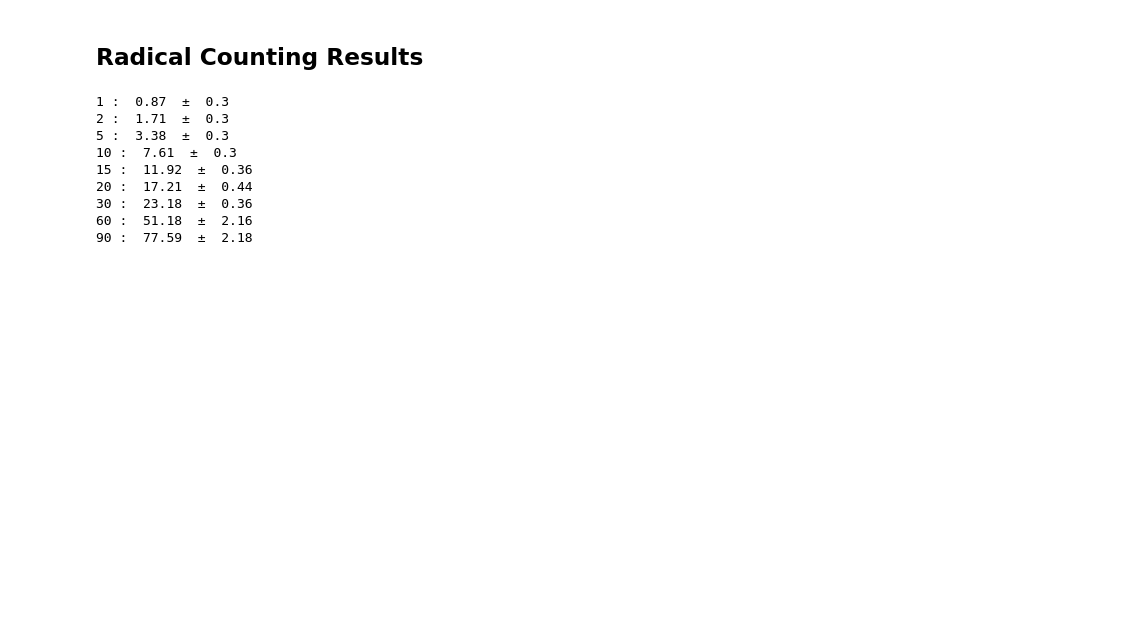
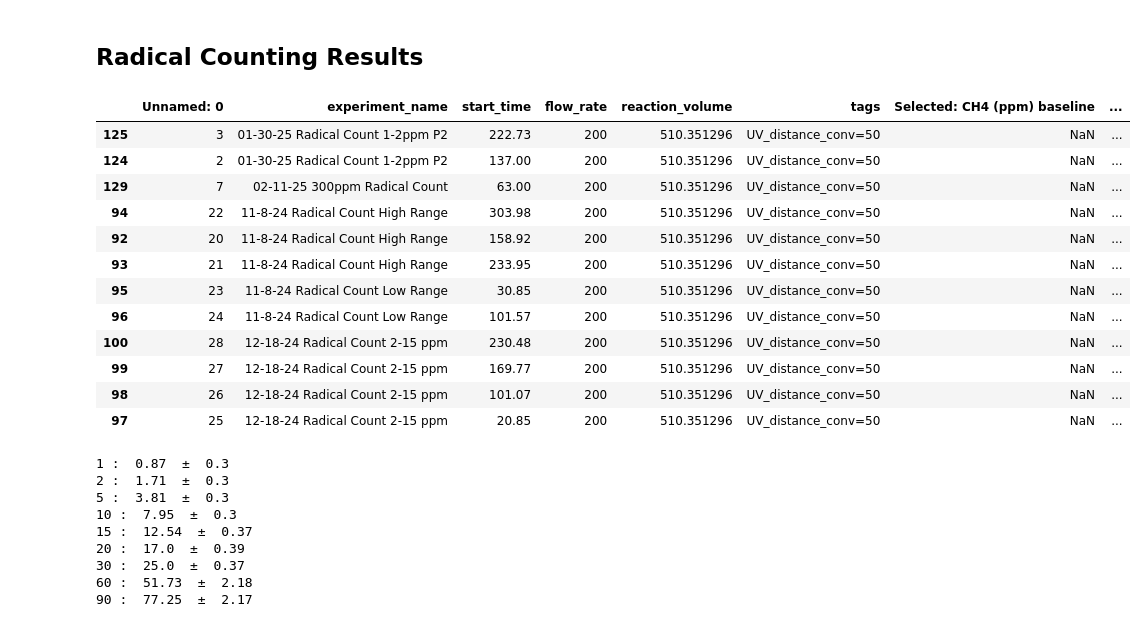
Before and after one commit to richardsrandall/Fall-2024-Cl2, a Jupyter notebook: _combined_plots/paper_plots_v1/do_radical_count_setup.ipynb, the cells around one changed output. Cells and saved outputs as stored; diff of their text form; code cells hidden in the pictures; blank space fills up the shorter version.

```diff
--- a/_combined_plots/paper_plots_v1/do_radical_count_setup.ipynb
+++ b/_combined_plots/paper_plots_v1/do_radical_count_setup.ipynb
@@ -24,11 +24,13 @@ titration_data = all_conversion_data[all_conversion_data["experiment_name"].str.
 titration_start_times = titration_data['start_time']
 titration_data = titration_data.sort_values(['experiment_name','Cl2 LabJack: Cl2 reading minus zero (mV) baseline'])
 #display(titration_data)
+display(titration_data)
 titration_data['Cl2 Nominal Baseline (ppm)'] = (1,2,
+                                        300,
                                         30, 60, 90,
                                         -1, 20,
                                         -1, 5, 10, 15,
-                                        300) #Check these against experiment notes
+                                        ) #Check these against experiment notes
 titration_data = titration_data[titration_data['Cl2 Nominal Baseline (ppm)']!=-1]
 #assert titration_data.shape[0]==8
 titration_data = titration_data.sort_values(['Cl2 Nominal Baseline (ppm)'])
@@ -109,42 +111,55 @@ def get_cl_radical_budget_300(): # This is separate for historical reasons but f
 
 # Store the plot for later; just say 'stored_radical_count_plot' to show it.
 stored_radical_count_plot = fig
 plt.savefig('exported_images/radical_count.png', bbox_inches='tight',dpi=300)
 #ax.set_ylim(0,165)
 #ax.set_xlim(0,95)
 
 inset_ax = ax.inset_axes(
    [0.1, 0.65, 0.3, 0.3],  # [x, y, width, height] w.r.t. axes
     xlim=[0, 6], ylim=[0, 10], # sets viewport &amp; tells relation to main axes
     xticks=[0,1,2,3,4,5,6], yticks=[0,5,10],
 )
 inset_ax.plot([0,85],[0,160],'k:',label='Cl$^\\bullet$ production if all Cl$_2$$\\rightarrow$2Cl$^\\bullet$')
 inset_ax.errorbar(rad_count_cl2_baseline,2*rad_count_cl2_conversions,2*rad_count_cl2_conversion_95_ci,capsize=3,
             color=line_default_properties['Cl2']['color'],marker='',linestyle='')
 inset_ax.plot(rad_count_cl2_baseline,2*rad_count_cl2_conversions,color=line_default_properties['Cl2']['color'],marker=line_default_properties['Cl2']['marker'],
         linestyle='',label='Measured Cl$^\\bullet$ Production',ms=8) # Artificially blow up the markers for visibility
 
 inset_ax.plot(x_vals, m*x_vals+b,'--',color='xkcd:grey',label=('Trendline (R$^2$='+str(round(r_value**2,5))+')'))
 # add zoom leaders
 ax.indicate_inset_zoom(inset_ax, edgecolor="blue")
 
 ax.legend(loc='lower right')
 pass
 
 stored_radical_count_plot = fig
 plt.savefig('exported_images/radical_count.png', bbox_inches='tight',dpi=300)
 
 plt.close()
 # %% [output]
+|  | Unnamed: 0 | experiment_name | start_time | flow_rate | reaction_volume | tags | Selected: CH4 (ppm) baseline | ... |
+| 125 | 3 | 01-30-25 Radical Count 1-2ppm P2 | 222.73 | 200 | 510.351296 | UV_distance_conv=50 | NaN | ... |
+| 124 | 2 | 01-30-25 Radical Count 1-2ppm P2 | 137.00 | 200 | 510.351296 | UV_distance_conv=50 | NaN | ... |
+| 129 | 7 | 02-11-25 300ppm Radical Count | 63.00 | 200 | 510.351296 | UV_distance_conv=50 | NaN | ... |
+| 94 | 22 | 11-8-24 Radical Count High Range | 303.98 | 200 | 510.351296 | UV_distance_conv=50 | NaN | ... |
+| 92 | 20 | 11-8-24 Radical Count High Range | 158.92 | 200 | 510.351296 | UV_distance_conv=50 | NaN | ... |
+| 93 | 21 | 11-8-24 Radical Count High Range | 233.95 | 200 | 510.351296 | UV_distance_conv=50 | NaN | ... |
+| 95 | 23 | 11-8-24 Radical Count Low Range | 30.85 | 200 | 510.351296 | UV_distance_conv=50 | NaN | ... |
+| 96 | 24 | 11-8-24 Radical Count Low Range | 101.57 | 200 | 510.351296 | UV_distance_conv=50 | NaN | ... |
+| 100 | 28 | 12-18-24 Radical Count 2-15 ppm | 230.48 | 200 | 510.351296 | UV_distance_conv=50 | NaN | ... |
+| 99 | 27 | 12-18-24 Radical Count 2-15 ppm | 169.77 | 200 | 510.351296 | UV_distance_conv=50 | NaN | ... |
+| 98 | 26 | 12-18-24 Radical Count 2-15 ppm | 101.07 | 200 | 510.351296 | UV_distance_conv=50 | NaN | ... |
+| 97 | 25 | 12-18-24 Radical Count 2-15 ppm | 20.85 | 200 | 510.351296 | UV_distance_conv=50 | NaN | ... |
 1 :  0.87  ±  0.3
 2 :  1.71  ±  0.3
-5 :  3.38  ±  0.3
-10 :  7.61  ±  0.3
-15 :  11.92  ±  0.36
-20 :  17.21  ±  0.44
-30 :  23.18  ±  0.36
-60 :  51.18  ±  2.16
-90 :  77.59  ±  2.18
+5 :  3.81  ±  0.3
+10 :  7.95  ±  0.3
+15 :  12.54  ±  0.37
+20 :  17.0  ±  0.39
+30 :  25.0  ±  0.37
+60 :  51.73  ±  2.18
+90 :  77.25  ±  2.17
 # %%
 #print("Cl* budget at [Cl2]=300 ppm: ",round(2*cl2_conversion_300)," +- ",round(2*cl2_conversion_300_95_ci)," ppm.")
 stored_radical_count_plot
```
Also changed, not shown: parts of 1 cell of this notebook, 7 other files.
